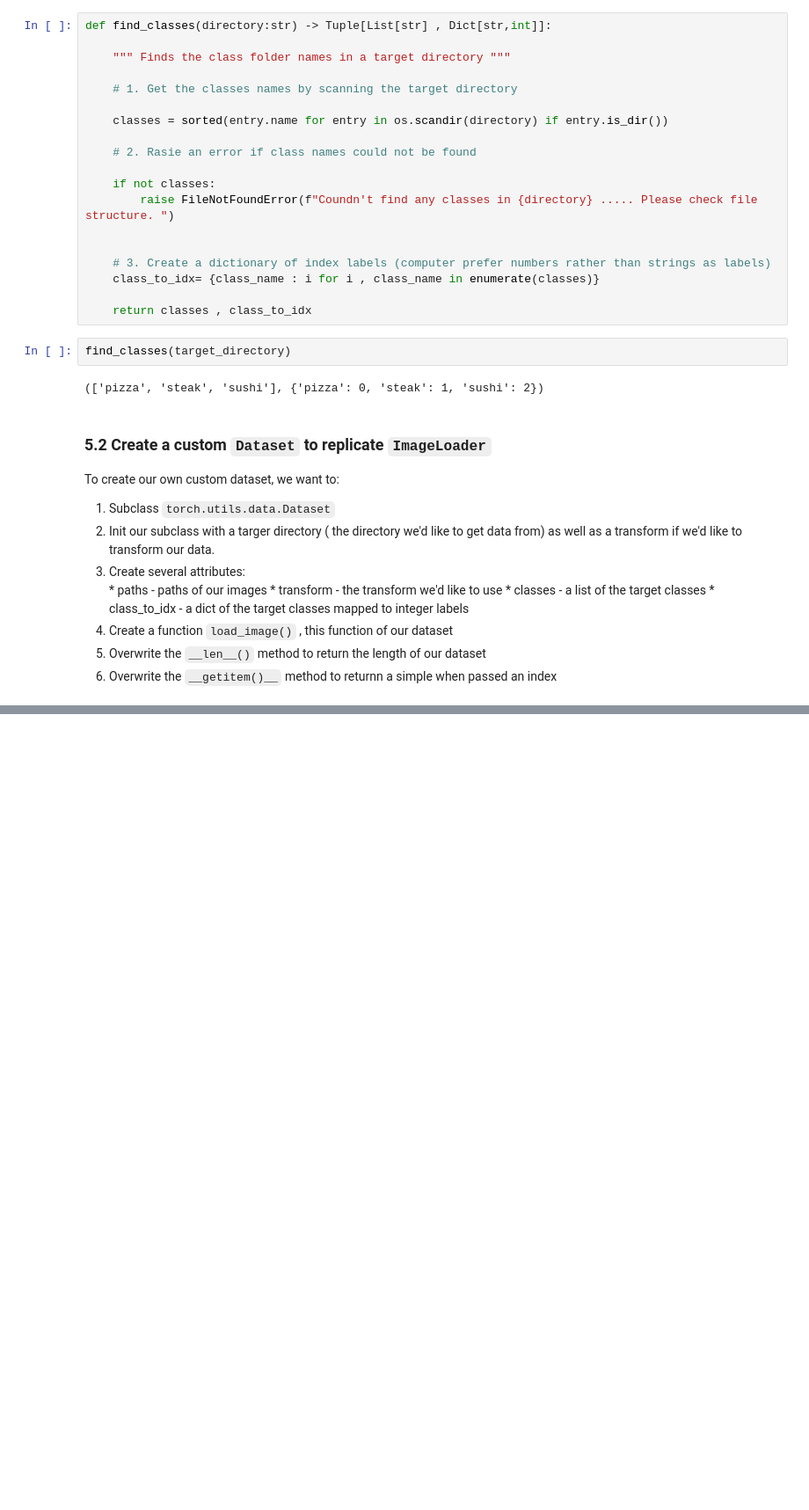
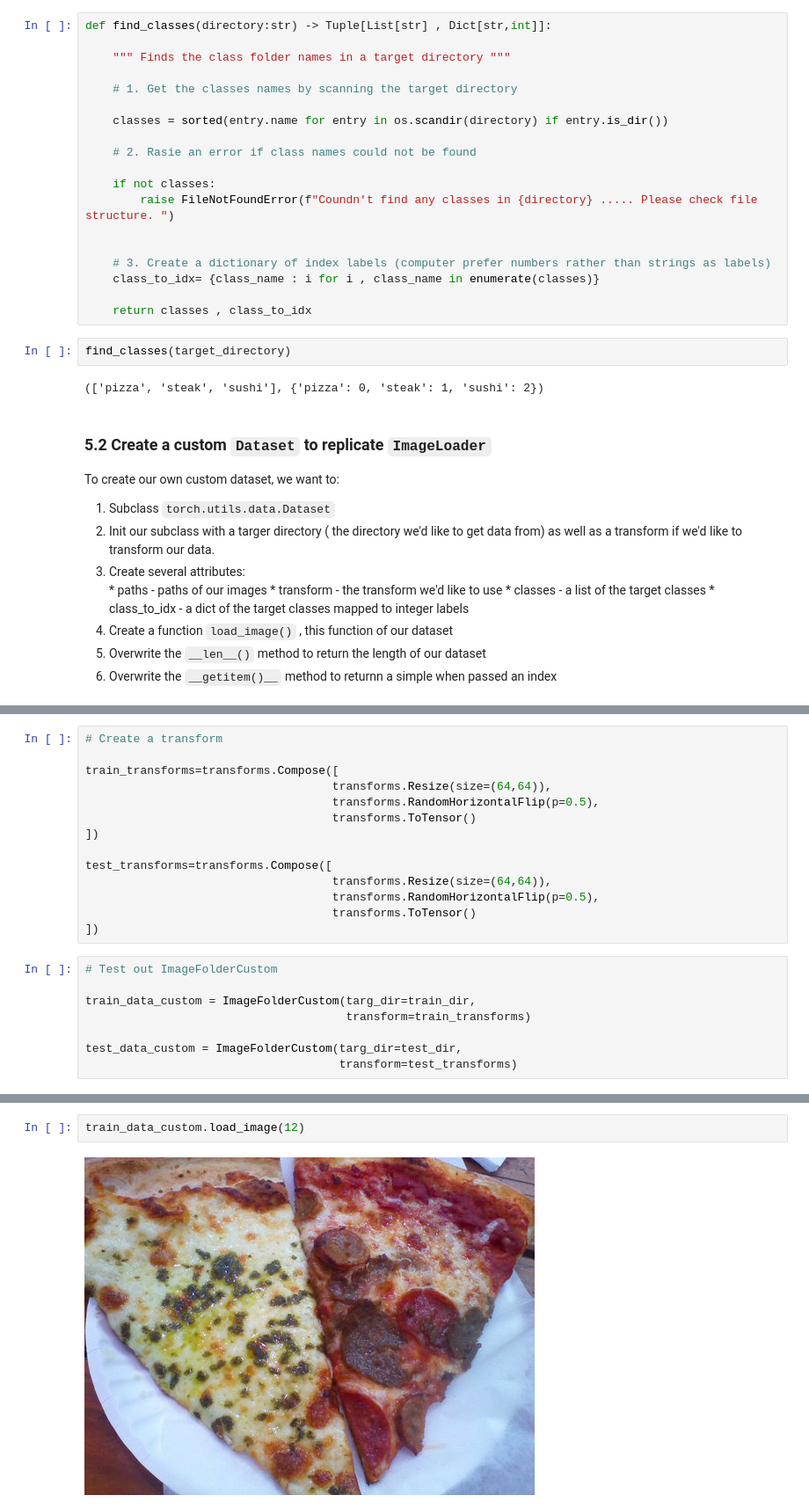
Before and after one commit to ShafaetUllah032/DL_with_PyTorch, a Jupyter notebook: 04 pytorch custom dataset.ipynb, the cells around one changed output, grey strips where cells are left out. Shown at 88% size. Drawn from its saved outputs; the diff is of its cells as text; blank space fills up the shorter version.

```diff
--- a/04 pytorch custom dataset.ipynb
+++ b/04 pytorch custom dataset.ipynb
@@ -551,0 +606,22 @@ To create our own custom dataset, we want to:
+# %%
+# Create a transform
+
+train_transforms=transforms.Compose([
+                                    transforms.Resize(size=(64,64)),
+                                    transforms.RandomHorizontalFlip(p=0.5),
+                                    transforms.ToTensor()
+])
+
+test_transforms=transforms.Compose([
+                                    transforms.Resize(size=(64,64)),
+                                    transforms.RandomHorizontalFlip(p=0.5),
+                                    transforms.ToTensor()
+])
+# %%
+# Test out ImageFolderCustom
+
+train_data_custom = ImageFolderCustom(targ_dir=train_dir,
+                                      transform=train_transforms)
+
+test_data_custom = ImageFolderCustom(targ_dir=test_dir,
+                                     transform=test_transforms)
@@ -551,0 +653,4 @@ To create our own custom dataset, we want to:
+# %%
+train_data_custom.load_image(12)
+# %% [output]
+[figure, added]
```
Also changed, not shown: parts of 27 cells of this notebook, 1 other file.
